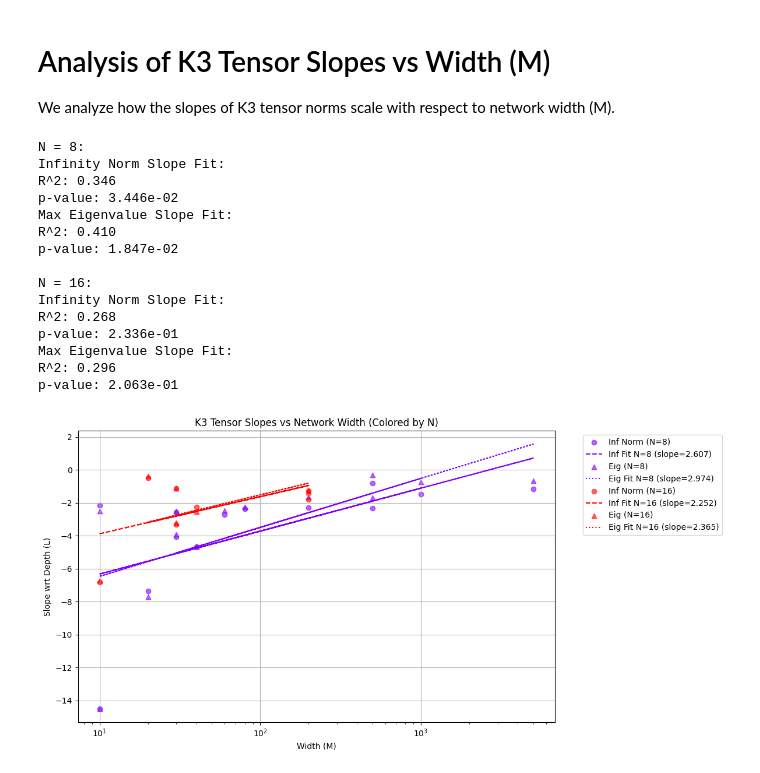
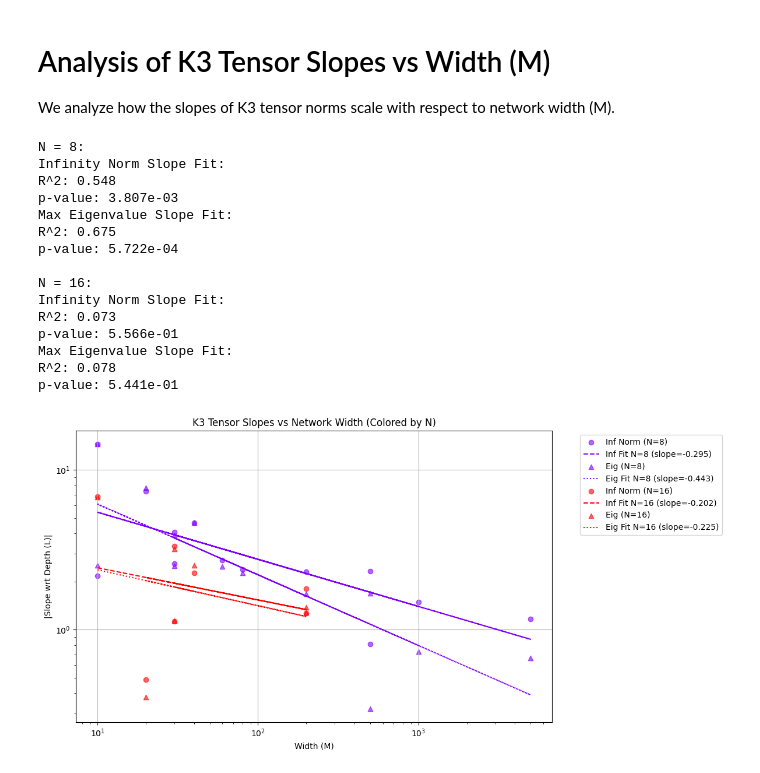
Before and after one commit to janisaiad/DeNN-NTK, a Jupyter notebook: experiments/kernel3/kernel3_slopes_wrt_M.ipynb, the cells around one changed output. Cells and saved outputs as stored; diff of their text form; code cells hidden in the pictures.

```diff
--- a/experiments/kernel3/kernel3_slopes_wrt_M.ipynb
+++ b/experiments/kernel3/kernel3_slopes_wrt_M.ipynb
@@ -19,8 +19,8 @@ for line in lines:
         continue
     parts = line.strip().split('|')
     config = parts[0].strip()
-    slope_inf = float(parts[1].strip())
-    slope_eig = float(parts[2].strip())
+    slope_inf = -float(parts[1].strip())  # i take negative of slope
+    slope_eig = -float(parts[2].strip())  # i take negative of slope
     r2 = float(parts[3].strip())
     points = int(parts[4].strip())
 
@@ -46,49 +46,50 @@ for N, color in zip(unique_N, colors):
     slope_eig_values = np.array([d[3] for d in N_data])
 
     # i plot infinity norm slopes
-    slope_inf_fit = linregress(np.log10(M_values), slope_inf_values)
-    plt.scatter(M_values, slope_inf_values, color=color, marker='o',
+    slope_inf_fit = linregress(np.log10(M_values), np.log10(np.abs(slope_inf_values)))
+    plt.scatter(M_values, np.abs(slope_inf_values), color=color, marker='o',
                 label=f'Inf Norm (N={N})', alpha=0.6)
-    plt.plot(M_values, slope_inf_fit.slope * np.log10(M_values) + slope_inf_fit.intercept,
+    plt.plot(M_values, 10**(slope_inf_fit.slope * np.log10(M_values) + slope_inf_fit.intercept),
              '--', color=color, label=f'Inf Fit N={N} (slope={slope_inf_fit.slope:.3f})')
 
     # i plot eigenvalue slopes
-    slope_eig_fit = linregress(np.log10(M_values), slope_eig_values)
-    plt.scatter(M_values, slope_eig_values, color=color, marker='^',
+    slope_eig_fit = linregress(np.log10(M_values), np.log10(np.abs(slope_eig_values)))
+    plt.scatter(M_values, np.abs(slope_eig_values), color=color, marker='^',
                 label=f'Eig (N={N})', alpha=0.6)
-    plt.plot(M_values, slope_eig_fit.slope * np.log10(M_values) + slope_eig_fit.intercept,
+    plt.plot(M_values, 10**(slope_eig_fit.slope * np.log10(M_values) + slope_eig_fit.intercept),
              ':', color=color, label=f'Eig Fit N={N} (slope={slope_eig_fit.slope:.3f})')
 
     # i print fit statistics for each N
     print(f"\nN = {N}:")
     print(f"Infinity Norm Slope Fit:")
     print(f"R^2: {slope_inf_fit.rvalue**2:.3f}")
     print(f"p-value: {slope_inf_fit.pvalue:.3e}")
     print("Max Eigenvalue Slope Fit:")
     print(f"R^2: {slope_eig_fit.rvalue**2:.3f}")
     print(f"p-value: {slope_eig_fit.pvalue:.3e}")
 
 plt.xscale('log')
+plt.yscale('log')  # i add log scale for y axis
 plt.xlabel('Width (M)')
-plt.ylabel('Slope wrt Depth (L)')
+plt.ylabel('|Slope wrt Depth (L)|')  # i update y label to reflect absolute value
 plt.title('K3 Tensor Slopes vs Network Width (Colored by N)')
 plt.grid(True)
 plt.legend(bbox_to_anchor=(1.05, 1), loc='upper left')
 plt.tight_layout()
 # %% [output]
 N = 8:
 Infinity Norm Slope Fit:
-R^2: 0.346
-p-value: 3.446e-02
+R^2: 0.548
+p-value: 3.807e-03
 Max Eigenvalue Slope Fit:
-R^2: 0.410
-p-value: 1.847e-02
+R^2: 0.675
+p-value: 5.722e-04
 
 N = 16:
 Infinity Norm Slope Fit:
-R^2: 0.268
-p-value: 2.336e-01
+R^2: 0.073
+p-value: 5.566e-01
 Max Eigenvalue Slope Fit:
-R^2: 0.296
-p-value: 2.063e-01
+R^2: 0.078
+p-value: 5.441e-01
-[figure, old version]
+[figure, new version]
```
Also changed, not shown: 6 other files.
